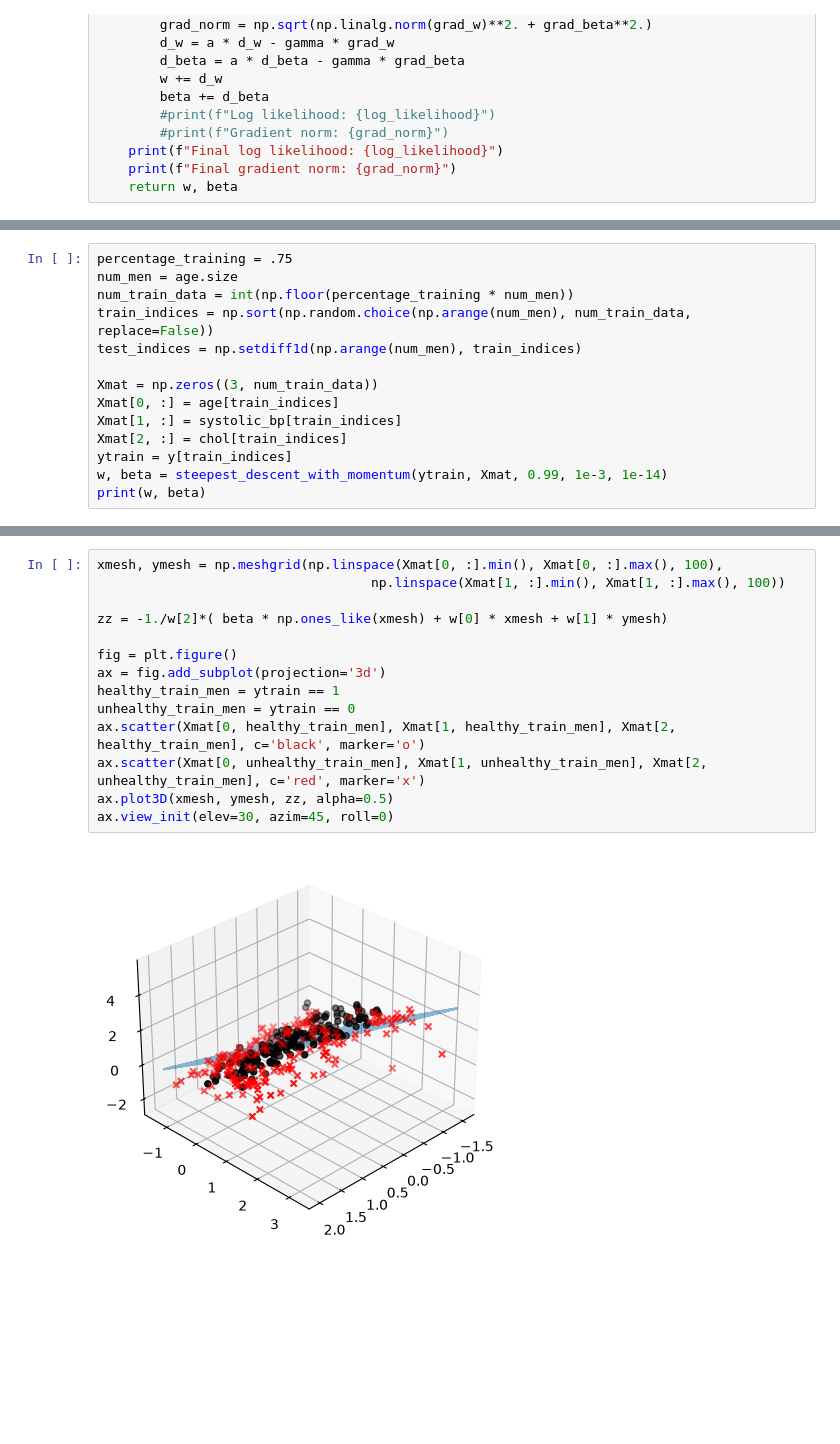
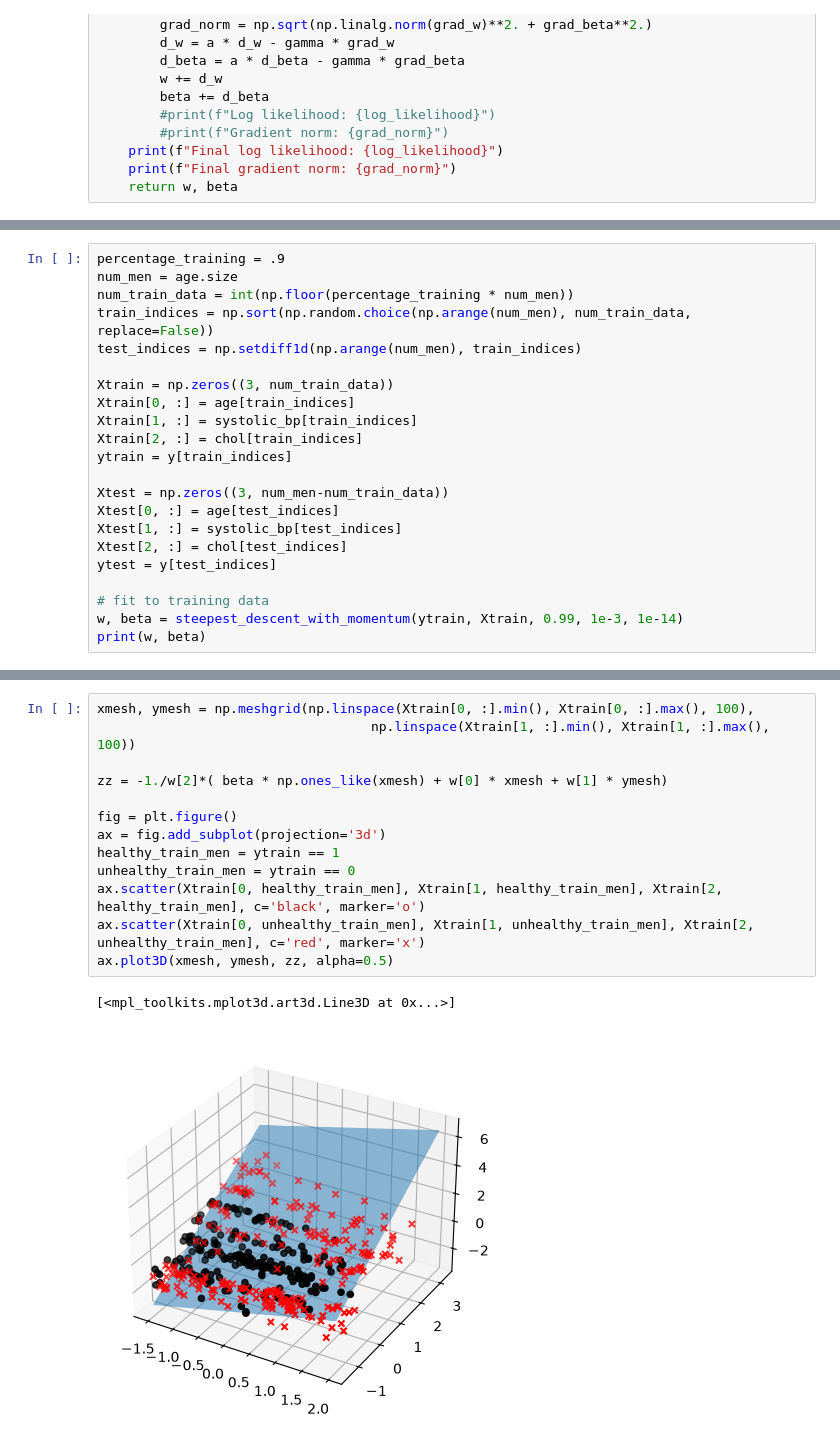
Before and after one commit to curtis-chris/Math_540_Fall_2026, a Jupyter notebook: Lecture_Notes_and_Code/Regression_and_Sparsity/Classification_and_Logistic_Regression.ipynb, the cells around one changed output, grey strips where cells are left out. Cells and saved outputs as stored; diff of their text form; blank space fills up the shorter version.

```diff
--- a/Lecture_Notes_and_Code/Regression_and_Sparsity/Classification_and_Logistic_Regression.ipynb
+++ b/Lecture_Notes_and_Code/Regression_and_Sparsity/Classification_and_Logistic_Regression.ipynb
@@ -221,15 +222,23 @@ Putting everything together then, let's select a training data set from 75% of t
 # %%
-percentage_training = .75
+percentage_training = .9
 num_men = age.size
 num_train_data = int(np.floor(percentage_training * num_men))
 train_indices = np.sort(np.random.choice(np.arange(num_men), num_train_data, replace=False))
 test_indices = np.setdiff1d(np.arange(num_men), train_indices)
 
-Xmat = np.zeros((3, num_train_data))
-Xmat[0, :] = age[train_indices]
-Xmat[1, :] = systolic_bp[train_indices]
-Xmat[2, :] = chol[train_indices]
+Xtrain = np.zeros((3, num_train_data))
+Xtrain[0, :] = age[train_indices]
+Xtrain[1, :] = systolic_bp[train_indices]
+Xtrain[2, :] = chol[train_indices]
 ytrain = y[train_indices]
-w, beta = steepest_descent_with_momentum(ytrain, Xmat, 0.99, 1e-3, 1e-14)
+
+Xtest = np.zeros((3, num_men-num_train_data))
+Xtest[0, :] = age[test_indices]
+Xtest[1, :] = systolic_bp[test_indices]
+Xtest[2, :] = chol[test_indices]
+ytest = y[test_indices]
+
+# fit to training data
+w, beta = steepest_descent_with_momentum(ytrain, Xtrain, 0.99, 1e-3, 1e-14)
 print(w, beta)
 # %% [output]
@@ -241,17 +250,17 @@ Final gradient norm: 9.399596873523529e-15
 # %%
-xmesh, ymesh = np.meshgrid(np.linspace(Xmat[0, :].min(), Xmat[0, :].max(), 100),
-                                   np.linspace(Xmat[1, :].min(), Xmat[1, :].max(), 100))
+xmesh, ymesh = np.meshgrid(np.linspace(Xtrain[0, :].min(), Xtrain[0, :].max(), 100),
+                                   np.linspace(Xtrain[1, :].min(), Xtrain[1, :].max(), 100))
 
 zz = -1./w[2]*( beta * np.ones_like(xmesh) + w[0] * xmesh + w[1] * ymesh)
 
 fig = plt.figure()
 ax = fig.add_subplot(projection='3d')
 healthy_train_men = ytrain == 1
 unhealthy_train_men = ytrain == 0
-ax.scatter(Xmat[0, healthy_train_men], Xmat[1, healthy_train_men], Xmat[2, healthy_train_men], c='black', marker='o')
-ax.scatter(Xmat[0, unhealthy_train_men], Xmat[1, unhealthy_train_men], Xmat[2, unhealthy_train_men], c='red', marker='x')
+ax.scatter(Xtrain[0, healthy_train_men], Xtrain[1, healthy_train_men], Xtrain[2, healthy_train_men], c='black', marker='o')
+ax.scatter(Xtrain[0, unhealthy_train_men], Xtrain[1, unhealthy_train_men], Xtrain[2, unhealthy_train_men], c='red', marker='x')
 ax.plot3D(xmesh, ymesh, zz, alpha=0.5)
-ax.view_init(elev=30, azim=45, roll=0)
 # %% [output]
+[<mpl_toolkits.mplot3d.art3d.Line3D at 0x...>]
-[figure, old version]
+[figure, new version]
 # %% [markdown]
```
Also changed, not shown: parts of 7 cells of this notebook.
